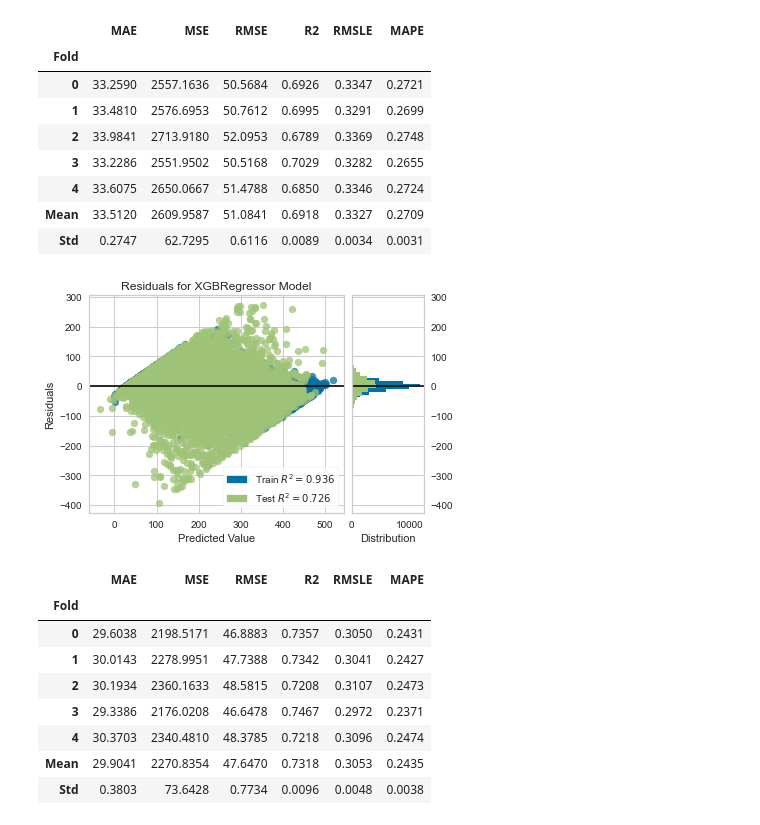
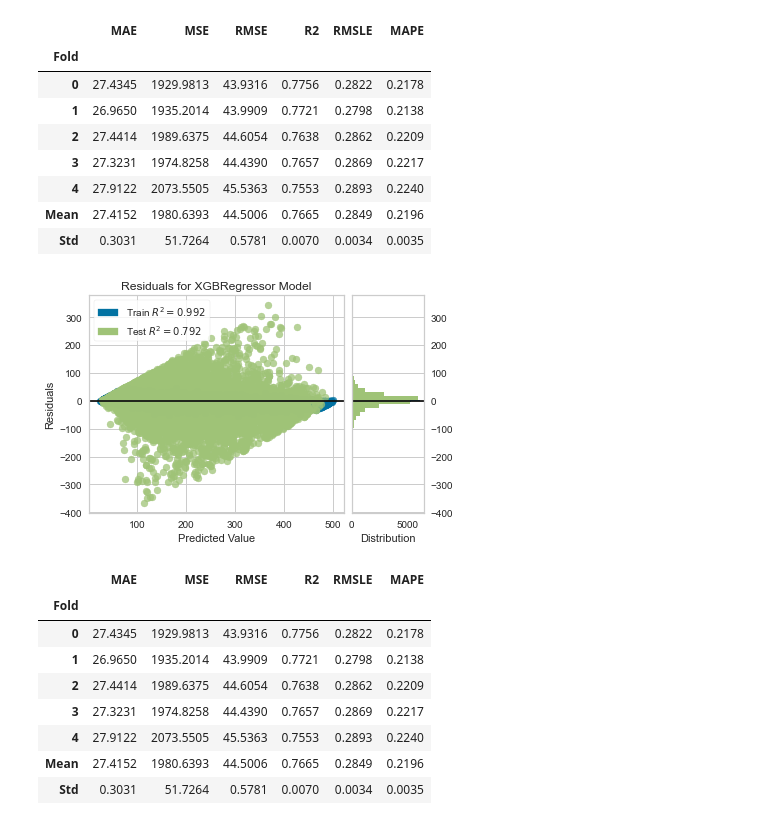
Before and after one commit to galengorski/CAWSC_WaterUse, a Jupyter notebook: ml_experiments/annual_v_0_0/pycaret/pycaret_shadow.ipynb, the cells around one changed output. Saved outputs shown, nothing was run; the diff lists cells and outputs as text; code cells hidden in the pictures.

```diff
--- a/ml_experiments/annual_v_0_0/pycaret/pycaret_shadow.ipynb
+++ b/ml_experiments/annual_v_0_0/pycaret/pycaret_shadow.ipynb
@@ -107,46 +170,86 @@ learning_algorithems = ['xgboost', 'rf', 'lightgbm', 'et'] # include = learning_
 # %%
 params = {
     'objective': "reg:squarederror",
     'tree_method': 'hist',
     'colsample_bytree': 0.8,
     'learning_rate': 0.20,
     'max_depth': 7,
     'alpha': 100,
     'n_estimators': 500,
     'rate_drop': 0.9,
     'skip_drop': 0.5,
     'subsample': 0.8,
     'reg_lambda': 10,
     'min_child_weight': 50,
     'gamma': 10,
     'max_delta_step': 0,
     'seed': 123
 }
-xgb = create_model('xgboost', **params)
+params_tuned = {'objective': 'reg:squarederror',
+ 'base_score': 0.5,
+ 'booster': 'gbtree',
+ 'callbacks': None,
+ 'colsample_bylevel': 1,
+ 'colsample_bynode': 1,
+ 'colsample_bytree': 0.5,
+ 'early_stopping_rounds': None,
+ 'enable_categorical': False,
+ 'eval_metric': None,
+ 'gamma': 10,
+ 'gpu_id': -1,
+ 'grow_policy': 'depthwise',
+ 'importance_type': None,
+ 'interaction_constraints': '',
+ 'learning_rate': 0.06740244695074946,
+ 'max_bin': 256,
+ 'max_cat_to_onehot': 4,
+ 'max_delta_step': 0,
+ 'max_depth': 11,
+ 'max_leaves': 0,
+ 'min_child_weight': 1,
+ 'monotone_constraints': '()',
+ 'n_estimators': 300,
+ 'n_jobs': -1,
+ 'num_parallel_tree': 1,
+ 'predictor': 'auto',
+ 'random_state': 2783,
+ 'reg_alpha': 1e-10,
+ 'reg_lambda': 1e-10,
+ 'sampling_method': 'uniform',
+ 'scale_pos_weight': 50.0,
+ 'subsample': 1.0,
+ 'tree_method': 'hist',
+ 'validate_parameters': 1,
+ 'verbosity': 0,
+ 'alpha': 100,
+ 'rate_drop': 0.9,
+ 'skip_drop': 0.5,
+ 'seed': 123}
+xgb = create_model('xgboost', **params_tuned)
 # %% [output]
 |  | MAE | MSE | RMSE | R2 | RMSLE | MAPE |
 | Fold |  |  |  |  |  |  |
-| 0 | 33.2590 | 2557.1636 | 50.5684 | 0.6926 | 0.3347 | 0.2721 |
-| 1 | 33.4810 | 2576.6953 | 50.7612 | 0.6995 | 0.3291 | 0.2699 |
-| 2 | 33.9841 | 2713.9180 | 52.0953 | 0.6789 | 0.3369 | 0.2748 |
-| 3 | 33.2286 | 2551.9502 | 50.5168 | 0.7029 | 0.3282 | 0.2655 |
-| 4 | 33.6075 | 2650.0667 | 51.4788 | 0.6850 | 0.3346 | 0.2724 |
-| Mean | 33.5120 | 2609.9587 | 51.0841 | 0.6918 | 0.3327 | 0.2709 |
-| Std | 0.2747 | 62.7295 | 0.6116 | 0.0089 | 0.0034 | 0.0031 |
+| 0 | 27.4345 | 1929.9813 | 43.9316 | 0.7756 | 0.2822 | 0.2178 |
+| 1 | 26.9650 | 1935.2014 | 43.9909 | 0.7721 | 0.2798 | 0.2138 |
+| 2 | 27.4414 | 1989.6375 | 44.6054 | 0.7638 | 0.2862 | 0.2209 |
+| 3 | 27.3231 | 1974.8258 | 44.4390 | 0.7657 | 0.2869 | 0.2217 |
+| 4 | 27.9122 | 2073.5505 | 45.5363 | 0.7553 | 0.2893 | 0.2240 |
+| Mean | 27.4152 | 1980.6393 | 44.5006 | 0.7665 | 0.2849 | 0.2196 |
+| Std | 0.3031 | 51.7264 | 0.5781 | 0.0070 | 0.0034 | 0.0035 |
 # %%
 plot_model(xgb)
 # %% [output]
-[figure, old version]
+[figure, new version]
 # %%
 tuned_xgb= tune_model(xgb, fold = 5, search_library = 'scikit-optimize',
                       search_algorithm = 'bayesian', n_iter = 100)
 # %% [output]
 |  | MAE | MSE | RMSE | R2 | RMSLE | MAPE |
 | Fold |  |  |  |  |  |  |
-| 0 | 29.6038 | 2198.5171 | 46.8883 | 0.7357 | 0.3050 | 0.2431 |
-| 1 | 30.0143 | 2278.9951 | 47.7388 | 0.7342 | 0.3041 | 0.2427 |
-| 2 | 30.1934 | 2360.1633 | 48.5815 | 0.7208 | 0.3107 | 0.2473 |
-| 3 | 29.3386 | 2176.0208 | 46.6478 | 0.7467 | 0.2972 | 0.2371 |
-| 4 | 30.3703 | 2340.4810 | 48.3785 | 0.7218 | 0.3096 | 0.2474 |
-| Mean | 29.9041 | 2270.8354 | 47.6470 | 0.7318 | 0.3053 | 0.2435 |
-| Std | 0.3803 | 73.6428 | 0.7734 | 0.0096 | 0.0048 | 0.0038 |
+| 0 | 27.4345 | 1929.9813 | 43.9316 | 0.7756 | 0.2822 | 0.2178 |
+| 1 | 26.9650 | 1935.2014 | 43.9909 | 0.7721 | 0.2798 | 0.2138 |
+| 2 | 27.4414 | 1989.6375 | 44.6054 | 0.7638 | 0.2862 | 0.2209 |
+| 3 | 27.3231 | 1974.8258 | 44.4390 | 0.7657 | 0.2869 | 0.2217 |
+| 4 | 27.9122 | 2073.5505 | 45.5363 | 0.7553 | 0.2893 | 0.2240 |
+| Mean | 27.4152 | 1980.6393 | 44.5006 | 0.7665 | 0.2849 | 0.2196 |
+| Std | 0.3031 | 51.7264 | 0.5781 | 0.0070 | 0.0034 | 0.0035 |
```
Also changed, not shown: parts of 17 cells of this notebook, 2 other files.
